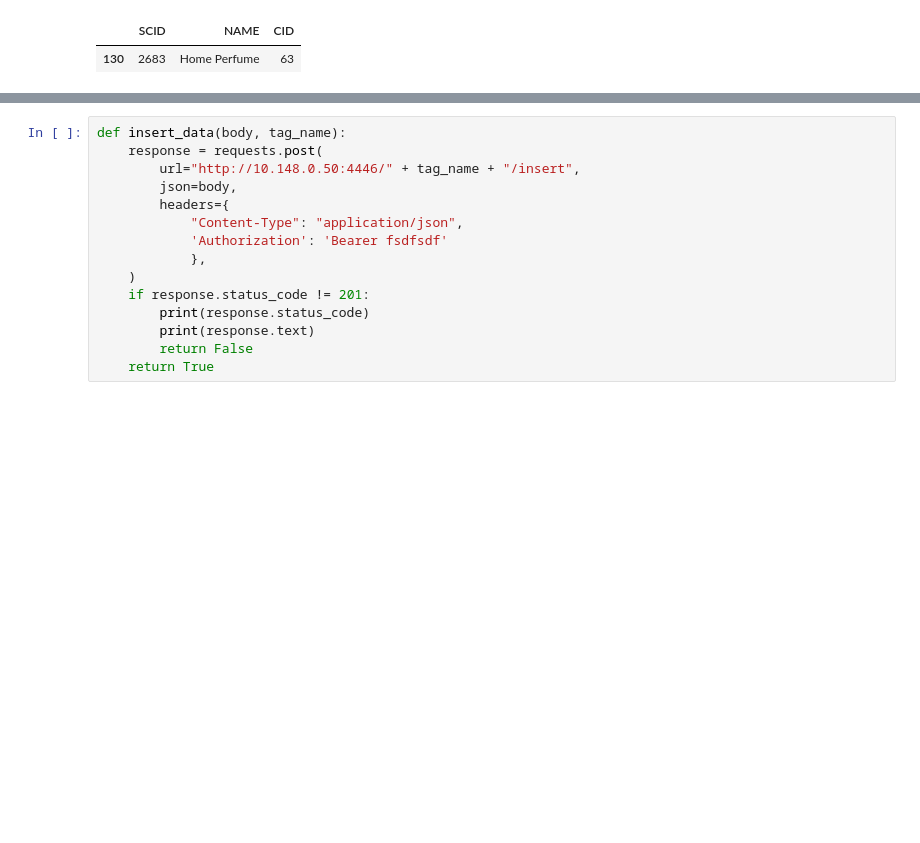
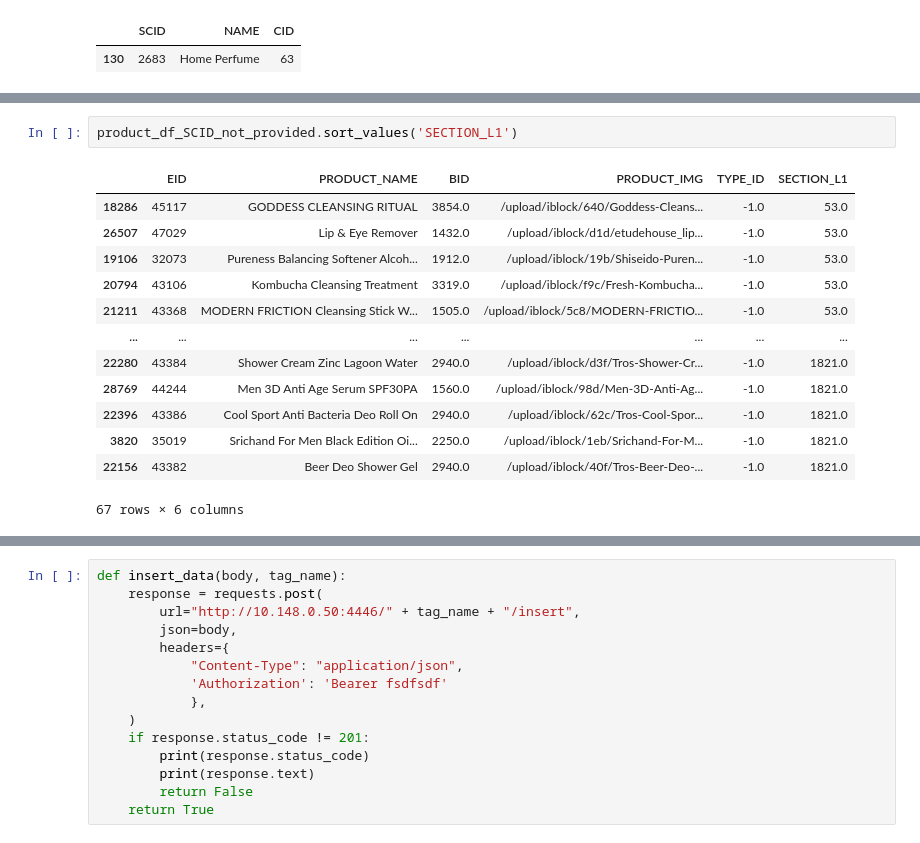
Before and after one commit to suthipongg/Similarity_model, a Jupyter notebook: push_real_data_scanner.ipynb, the cells around one changed output, grey strips where cells are left out. Drawn from its saved outputs; the diff is of its cells as text; blank space fills up the shorter version.

```diff
--- a/push_real_data_scanner.ipynb
+++ b/push_real_data_scanner.ipynb
@@ -60,0 +139,16 @@ product_df_clean.tail(1)
+# %%
+product_df_SCID_not_provided.sort_values('SECTION_L1')
+# %% [output]
+|  | EID | PRODUCT_NAME | BID | PRODUCT_IMG | TYPE_ID | SECTION_L1 |
+| 18286 | 45117 | GODDESS CLEANSING RITUAL | 3854.0 | /upload/iblock/640/Goddess-Cleans... | -1.0 | 53.0 |
+| 26507 | 47029 | Lip & Eye Remover | 1432.0 | /upload/iblock/d1d/etudehouse_lip... | -1.0 | 53.0 |
+| 19106 | 32073 | Pureness Balancing Softener Alcoh... | 1912.0 | /upload/iblock/19b/Shiseido-Puren... | -1.0 | 53.0 |
+| 20794 | 43106 | Kombucha Cleansing Treatment | 3319.0 | /upload/iblock/f9c/Fresh-Kombucha... | -1.0 | 53.0 |
+| 21211 | 43368 | MODERN FRICTION Cleansing Stick W... | 1505.0 | /upload/iblock/5c8/MODERN-FRICTIO... | -1.0 | 53.0 |
+| ... | ... | ... | ... | ... | ... | ... |
+| 22280 | 43384 | Shower Cream Zinc Lagoon Water | 2940.0 | /upload/iblock/d3f/Tros-Shower-Cr... | -1.0 | 1821.0 |
+| 28769 | 44244 | Men 3D Anti Age Serum SPF30PA | 1560.0 | /upload/iblock/98d/Men-3D-Anti-Ag... | -1.0 | 1821.0 |
+| 22396 | 43386 | Cool Sport Anti Bacteria Deo Roll On | 2940.0 | /upload/iblock/62c/Tros-Cool-Spor... | -1.0 | 1821.0 |
+| 3820 | 35019 | Srichand For Men Black Edition Oi... | 2250.0 | /upload/iblock/1eb/Srichand-For-M... | -1.0 | 1821.0 |
+| 22156 | 43382 | Beer Deo Shower Gel | 2940.0 | /upload/iblock/40f/Tros-Beer-Deo-... | -1.0 | 1821.0 |
+67 rows × 6 columns
```
Also changed, not shown: parts of 22 cells of this notebook, 3 other files.
